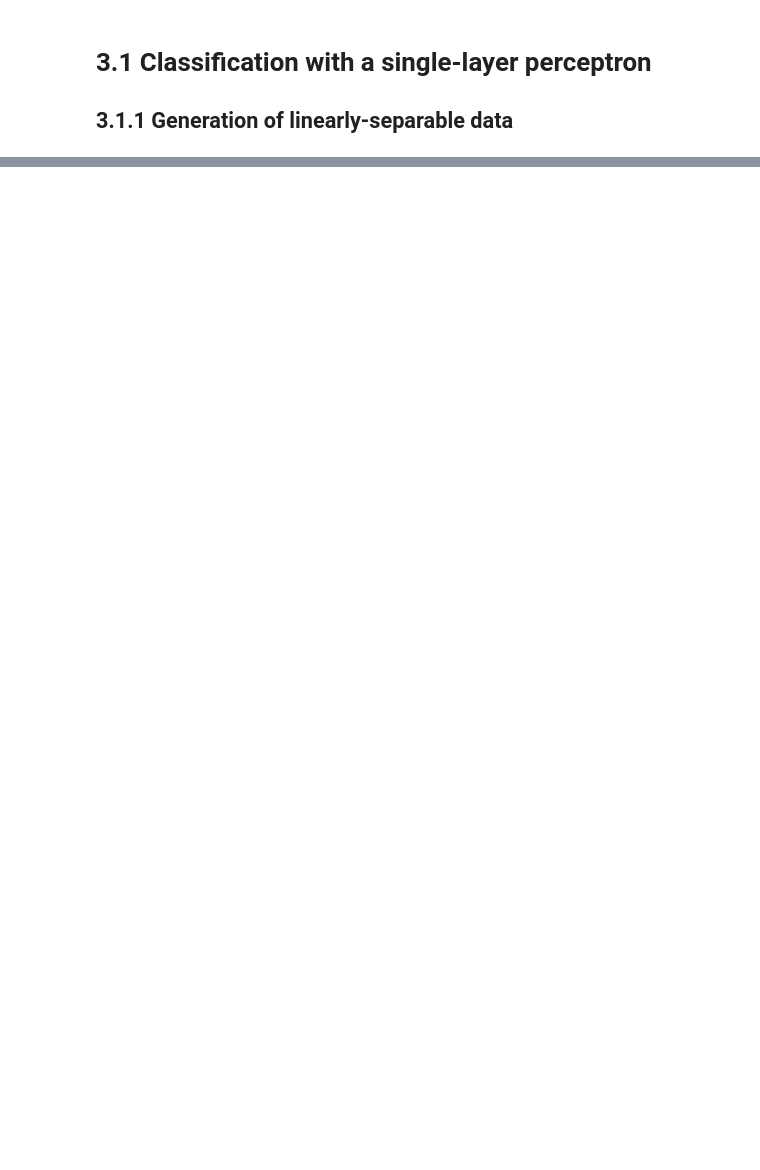
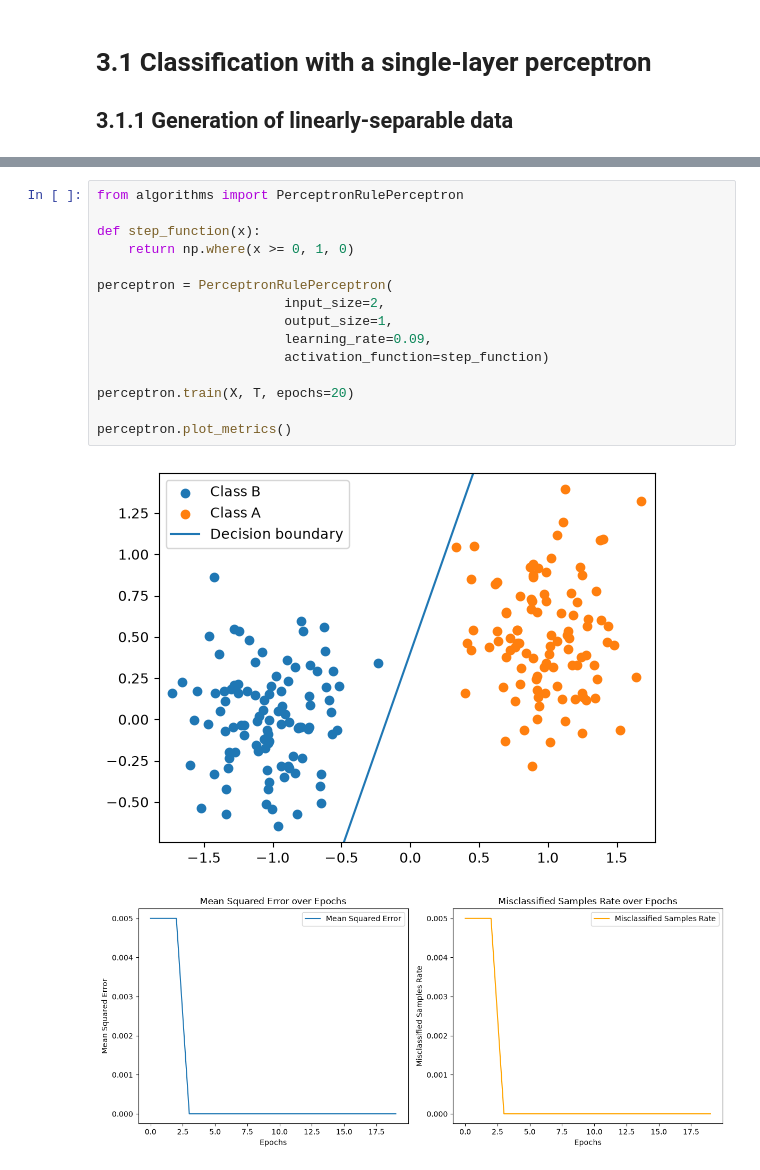
Before and after one commit to liviacardaccia02/Artificial-Neural-Networks-and-Deep-Architectures, a Jupyter notebook: lab1a/lab1a.ipynb, the cells around one changed output, grey strips where cells are left out. Saved outputs shown, nothing was run; the diff lists cells and outputs as text; blank space fills up the shorter version.

```diff
--- a/lab1a/lab1a.ipynb
+++ b/lab1a/lab1a.ipynb
@@ -38,0 +15,18 @@ plt.show()
+# %%
+from algorithms import PerceptronRulePerceptron
+
+def step_function(x):
+    return np.where(x >= 0, 1, 0)
+
+perceptron = PerceptronRulePerceptron(
+                        input_size=2,
+                        output_size=1,
+                        learning_rate=0.09,
+                        activation_function=step_function)
+
+perceptron.train(X, T, epochs=20)
+
+perceptron.plot_metrics()
+# %% [output]
+[figure, added]
+[figure, added]
```
Also changed, not shown: parts of 2 cells of this notebook, 2 other files.
